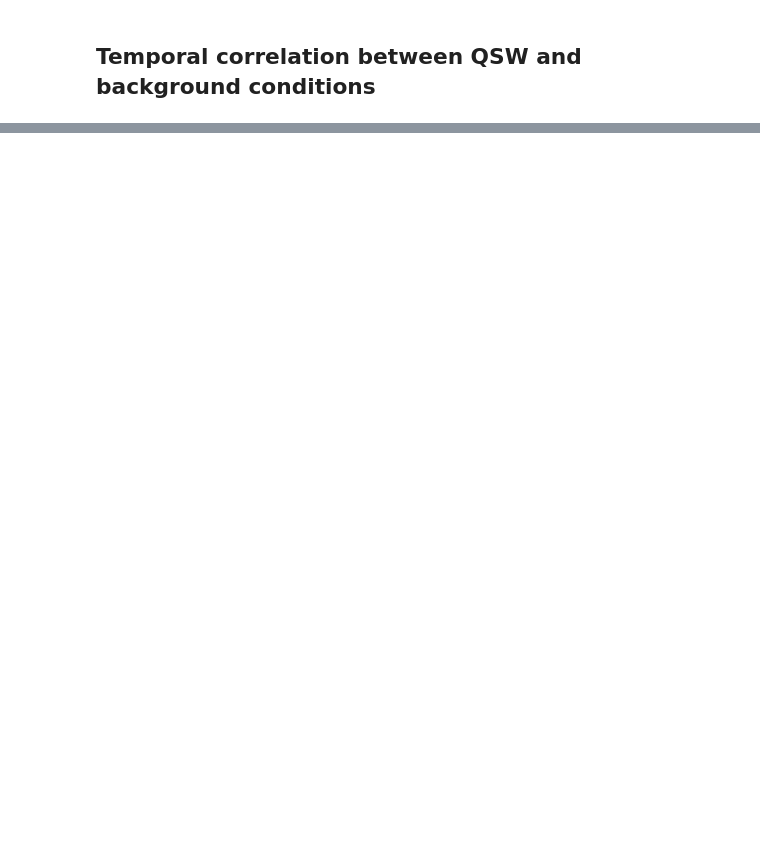
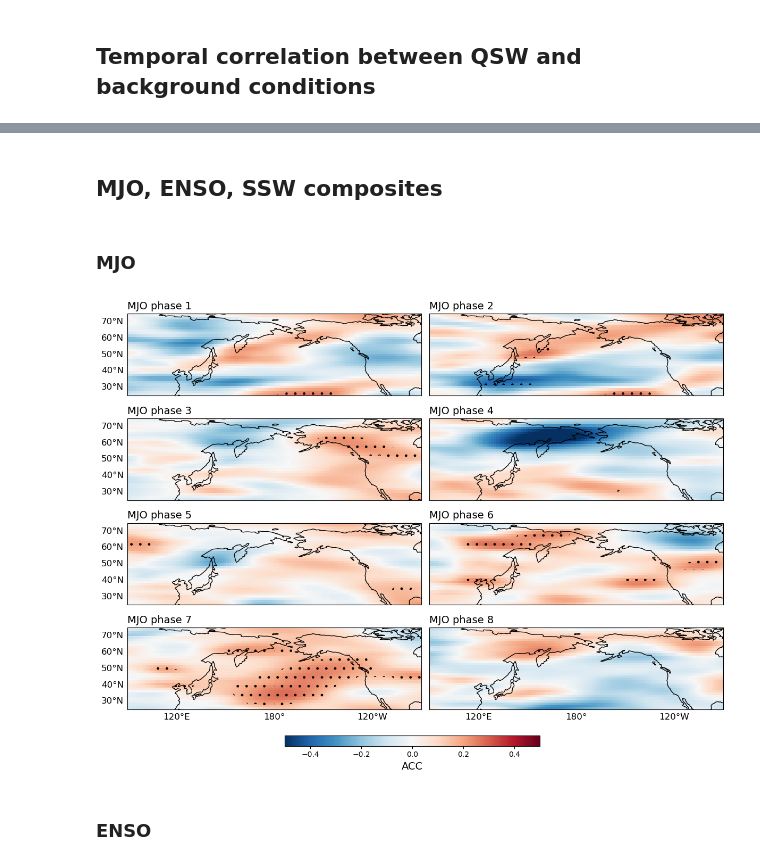
Before and after one commit to Lualawi/2025_Admasu_White, a Jupyter notebook: Linkages.ipynb, the cells around one changed output, grey strips where cells are left out. Cells and saved outputs as stored; diff of their text form; code cells hidden in the pictures; blank space fills up the shorter version.

```diff
--- a/Linkages.ipynb
+++ b/Linkages.ipynb
@@ -1648,0 +676,2 @@ plt.show()
+# %% [markdown]
+## MJO, ENSO, SSW composites
@@ -1648,0 +764,2 @@ plt.show()
+# %% [markdown]
+### MJO
@@ -1648,0 +845,62 @@ plt.show()
+# %%
+#Calculate significance levels
+sig_mods={}
+# for i in range(len(models11)):
+for i in range(1):
+    significances=[]
+    for j in range(8):
+        sigm=xr.open_dataset('p-vals_mjo_phase'+str(j+1)+'_1000x_fdr.nc')
+        significances.append(sigm.q)
+    sig_mods[models11[i]]=significances
+# %%
+#calculate difference from mean
+acc_mn={}
+# for i in range(len(models11)):
+for i in range(1):
+    acc_mean=acc_new(anom_models[models11[i]].mean(dim='number'),anom_obs[models11[i]])
+    acc_mn[models11[i]]=acc_mean
+# %%
+#Plot (no fdr)
+for i in range(1):
+    fig=plt.figure(figsize=(12,10))
+    for j in range(8):
+        accphasei=acc_modphases[models11[i]][j].isel(step=slice(6,21)).mean(dim=['step']) - acc_mn[models11[i]].isel(step=slice(6,21)).mean(dim=['step'])
+
+
+        cm=180
+        proj = ccrs.PlateCarree(central_longitude=cm)
+
+        pv=xr.where(sig_mods[models11[i]][j]<0.05,1,np.nan)
+        ax1=fig.add_subplot(5,2,j+1,projection=proj)
+
+        ax1.set_xlim([-90,90])
+        ax1.set_ylim([-10,90])
+        m=accphasei.plot(x='longitude',y='latitude', ax=ax1,vmax=0.5, transform=ccrs.PlateCarree(),add_colorbar=False)#,cbar_kwargs={'label': "Pearson's r",'pad':0.05,"orientation":"horizontal"})
+        ax1.contourf(pv.longitude.values,pv.latitude.values,pv.values,hatches='.', color='k', size=100, alpha=0., transform=ccrs.PlateCarree())
+
+
+
+        ax1.set_title('')
+        ax1.set_title("MJO phase "+str(j+1), fontsize=14,  loc='left')
+        gl = ax1.gridlines(crs=ccrs.PlateCarree(),draw_labels=True, dms=True, x_inline=False, y_inline=False,color = "None")
+        gl.xlabels_top = False
+        gl.ylabels_rit2mt = False
+        if j%2!=0:
+            gl.ylabels_left= False
+        if j<6:
+            gl.xlabels_bottom = False
+
+        gl.xlabel_style = {'size': 12}
+        gl.ylabel_style = {'size': 12}
+
+        ax1.set_ylim([25,75])
+        ax1.coastlines()
+
+    cbar_ax = fig.add_axes([0.3, 0.15, 0.4, 0.02])
+    cbl=fig.colorbar(m, cax=cbar_ax,orientation='horizontal')
+    cbl.set_label(label="ACC",size=14)
+    plt.tight_layout()
+    #plt.show()
+    plt.savefig('plots/acc_mjophases_'+models11[i]+'_diffrommean_bootstrapped_1000x_posneg_nofdr.png')
+# %% [output]
+[figure, added]
@@ -1648,0 +956,2 @@ plt.show()
+# %% [markdown]
+### ENSO
```
Also changed, not shown: parts of 110 cells of this notebook, 5 other files.
